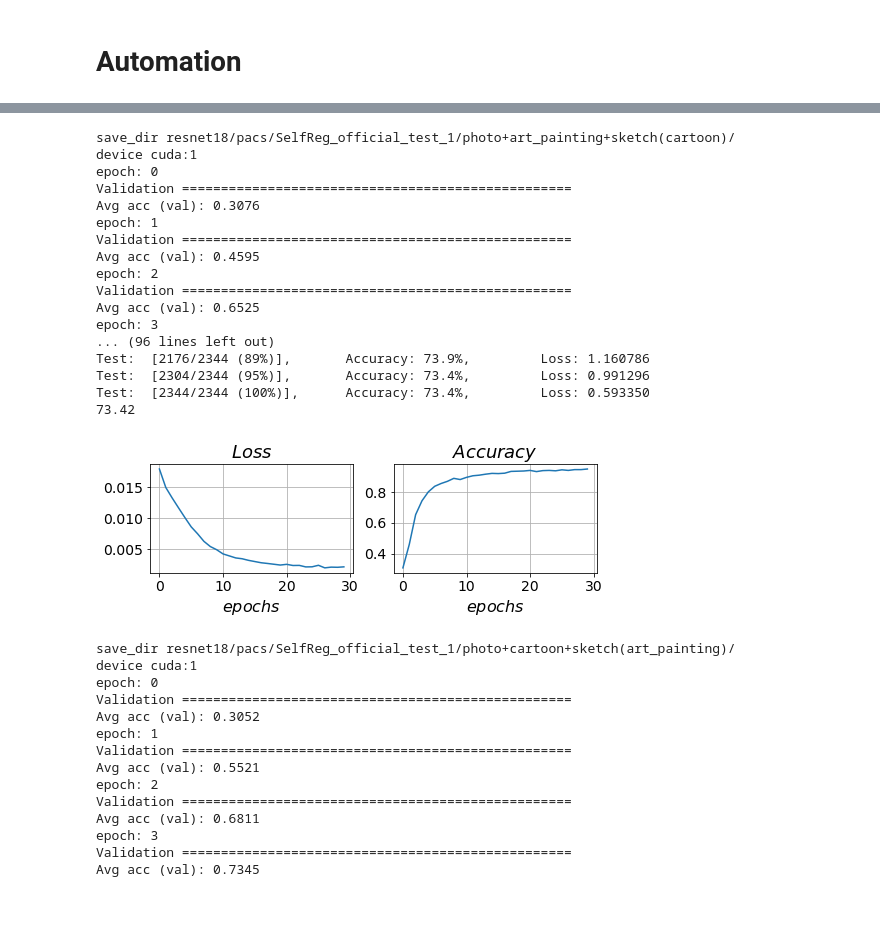
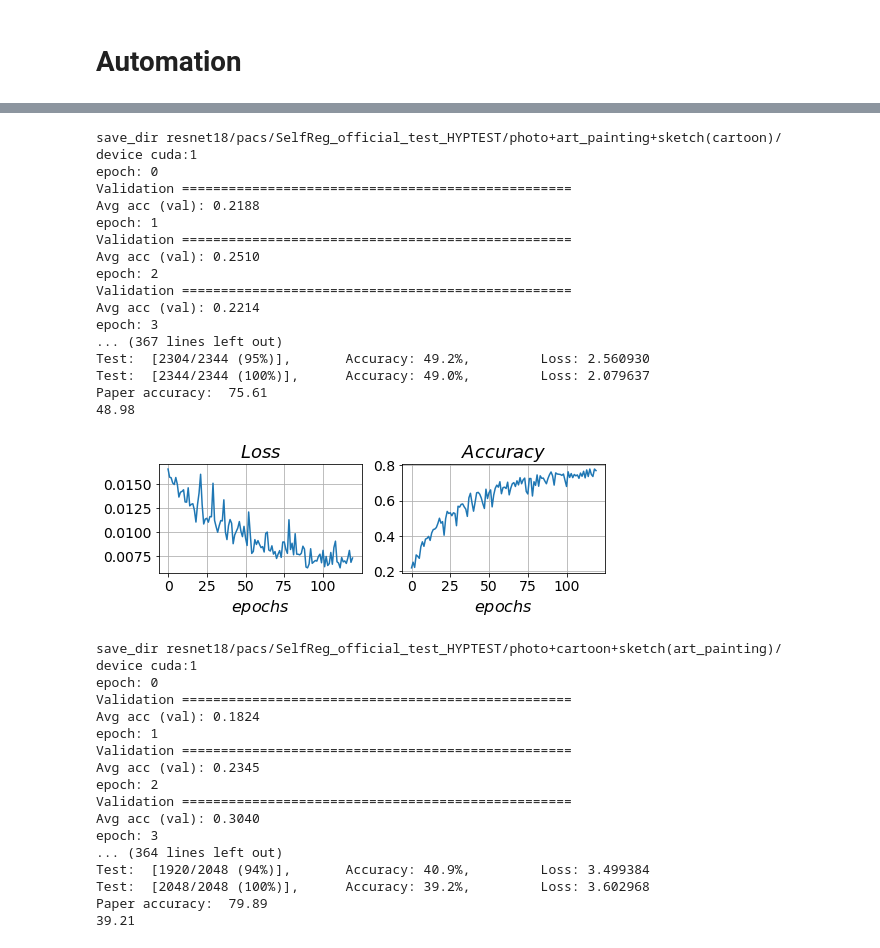
Before and after one commit to JunHoo-Lee/gm4_final_project, a Jupyter notebook: codes/train.ipynb, the cells around one changed output, grey strips where cells are left out. Drawn from its saved outputs; the diff is of its cells as text; code cells hidden in the pictures; blank space fills up the shorter version.

```diff
--- a/codes/train.ipynb
+++ b/codes/train.ipynb
@@ -81,6 +86,7 @@ model_settings = {
     "lr_decay_epoch": lr_decay_epoch,
     "lr_decay_gamma": lr_decay_gamma,
     "gpu_num": gpu_num,
+    "is_hyp": True,
 }
 
 criterion = nn.CrossEntropyLoss().to(device)
@@ -340,10 +348,48 @@ def IDCL_setting(
     }
 
     return settings, test_loader
+# %%
+##############################
+# Training Setting
+##############################
+
+# Select model to train
+# resnet18(pytorch official):'resnet18_classic'
+# SelfReg : 'resnet18'
+used_model = 'resnet18'
+save_name = 'SelfReg_official_test_HYPTEST'     # save_dir name
+                                        # save_path : resnet_18/pacs/{save_name}/
+dataset ='pacs'
+pacs_ver = '~/data/pacs_official_split'
+number_of_tests = 5
+gpu_num = 1
+n_workers = 6
+
+##############################
+# Basic Hyper-parameters
+##############################
+
+# is_selfreg = True  # use selfreg?
+# is_idcl = True # use IDCL?
+is_selfreg = True  # use selfreg?
+is_idcl = False # use IDCL?
+
+epochs = 120
+batch_size = 128
+is_pretrained = False  # Use ImageNet pretrain weight ?
+used_optimizer = 'SGD' # 'Adam' or 'SGD'
+is_hyp = True
+#Learning rate
+lr = 4e-3
+lr_decay_epoch = [100]
+lr_decay_gamma = 0.1
+
+
+train_tf, test_tf = get_tf(augment=True)
 # %% [markdown]
 # Automation
 # %%
-is_selfreg = False
+#is_selfreg = False
 save_model_setting(model_settings, used_model, domains, dataset, save_name)
 set_train = IDCL_setting if is_idcl else classic_setting
 temp_dict = {
@@ -353,6 +399,8 @@ temp_dict = {
     "is_selfreg": is_selfreg,
     "is_idcl": is_idcl,
 }
+
+paper_performance = [95.66,79.89,75.61,73.33]
 
 for i in range(1, number_of_tests + 1):
     try_check = i
@@ -373,6 +421,7 @@ for i in range(1, number_of_tests + 1):
             used_model,
             pacs_ver,
             used_optimizer,
+            is_hyp,
         ]
         train_settings, test_loader = set_train(*model_sets)
         train_settings.update(temp_dict)
@@ -394,6 +443,7 @@ for i in range(1, number_of_tests + 1):
         test_accuracy = test(
             device, model, criterion, test_loader, used_model, save_dir, try_check
         )
+        print("Paper accuracy: ",paper_performance[test_idx])
 
         total_result_text_path = os.path.join(save_dir, "test_total_result.txt")
         with open(total_result_text_path, "a") as f:
@@ -424,32 +474,35 @@ Test:  [3929/3929 (100%)],      Accuracy: 69.3%,         Loss: 0.725168
-save_dir resnet18/pacs/SelfReg_official_test_1/photo+art_painting+sketch(cartoon)/
+save_dir resnet18/pacs/SelfReg_official_test_HYPTEST/photo+art_painting+sketch(cartoon)/
 device cuda:1
 epoch: 0
 Validation ==================================================
-Avg acc (val): 0.3076
+Avg acc (val): 0.2188
 epoch: 1
 Validation ==================================================
-Avg acc (val): 0.4595
+Avg acc (val): 0.2510
 epoch: 2
 Validation ==================================================
-Avg acc (val): 0.6525
+Avg acc (val): 0.2214
 epoch: 3
-... (96 lines left out)
-Test:  [2176/2344 (89%)],       Accuracy: 73.9%,         Loss: 1.160786
-Test:  [2304/2344 (95%)],       Accuracy: 73.4%,         Loss: 0.991296
-Test:  [2344/2344 (100%)],      Accuracy: 73.4%,         Loss: 0.593350
-73.42
+... (367 lines left out)
+Test:  [2304/2344 (95%)],       Accuracy: 49.2%,         Loss: 2.560930
+Test:  [2344/2344 (100%)],      Accuracy: 49.0%,         Loss: 2.079637
+Paper accuracy:  75.61
+48.98
-[figure, old version]
+[figure, new version]
-save_dir resnet18/pacs/SelfReg_official_test_1/photo+cartoon+sketch(art_painting)/
+save_dir resnet18/pacs/SelfReg_official_test_HYPTEST/photo+cartoon+sketch(art_painting)/
 device cuda:1
 epoch: 0
 Validation ==================================================
-Avg acc (val): 0.3052
+Avg acc (val): 0.1824
 epoch: 1
 Validation ==================================================
-Avg acc (val): 0.5521
+Avg acc (val): 0.2345
 epoch: 2
 Validation ==================================================
-Avg acc (val): 0.6811
+Avg acc (val): 0.3040
 epoch: 3
-Validation ==================================================
-Avg acc (val): 0.7345
+... (364 lines left out)
+Test:  [1920/2048 (94%)],       Accuracy: 40.9%,         Loss: 3.499384
+Test:  [2048/2048 (100%)],      Accuracy: 39.2%,         Loss: 3.602968
+Paper accuracy:  79.89
+39.21
```
Also changed, not shown: parts of 6 cells of this notebook, 18 other files.
